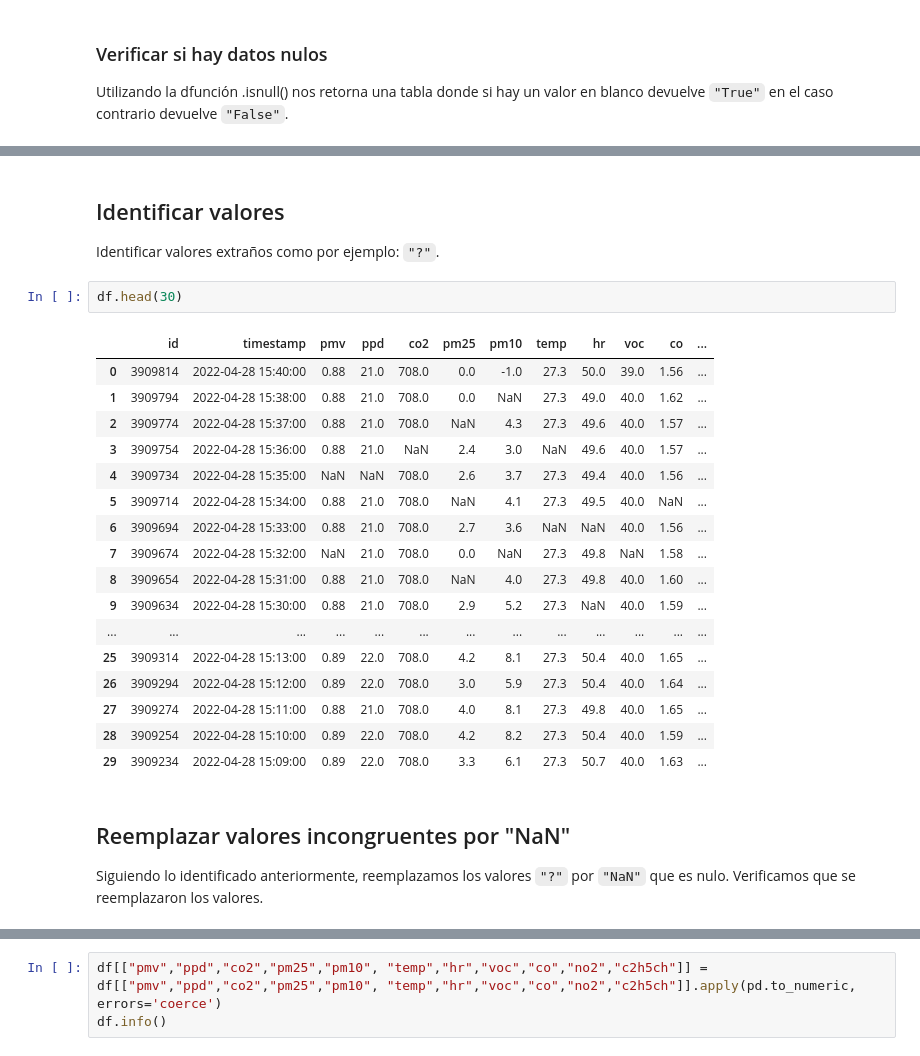
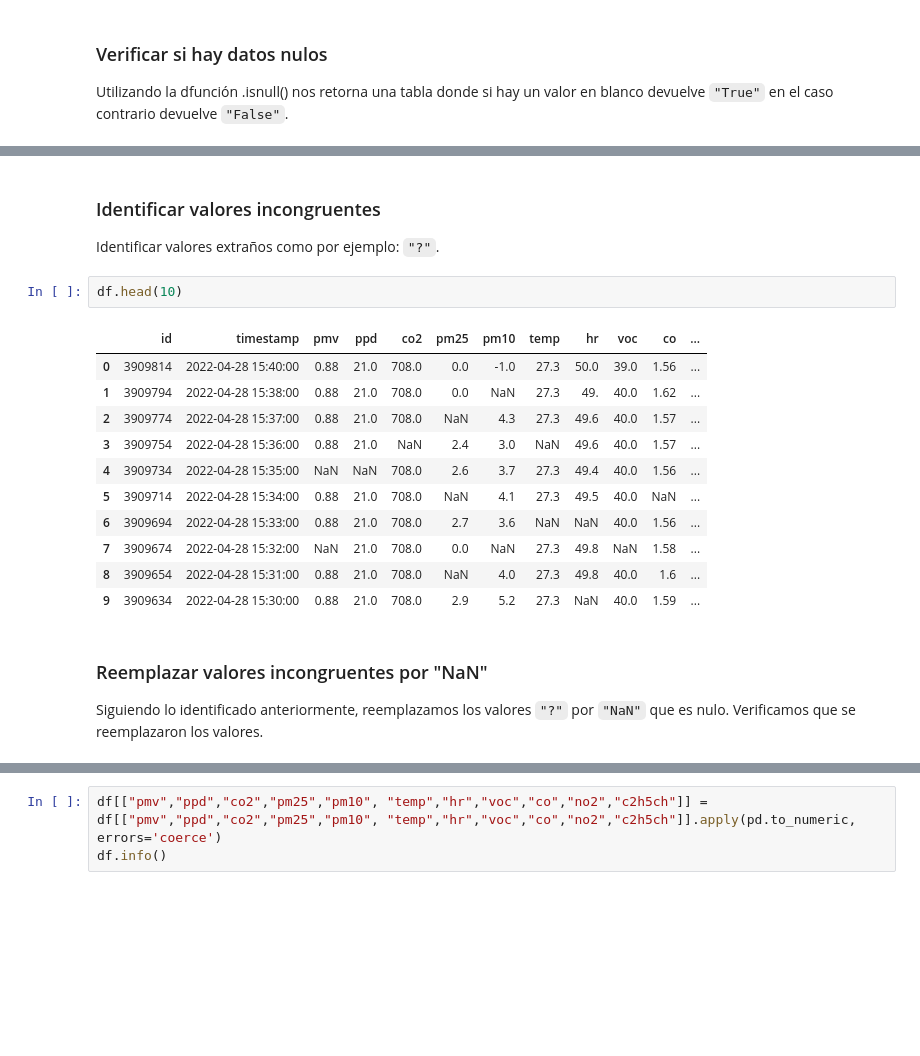
Before and after one commit to gaticavm9/Data-Wrangling, a Jupyter notebook: Main.ipynb, the cells around one changed output, grey strips where cells are left out. Saved outputs shown, nothing was run; the diff lists cells and outputs as text; blank space fills up the shorter version.

```diff
--- a/Main.ipynb
+++ b/Main.ipynb
@@ -102,30 +102,24 @@ Datos_nulos.head(10)
 | 8 | False | False | False | False | False | True | False | False | False | False | False | ... |
 | 9 | False | False | False | False | False | False | False | False | True | False | False | ... |
 # %% [markdown]
-## Identificar valores
+### Identificar valores incongruentes
 Identificar valores extraños como por ejemplo: `"?"`.
 # %%
-df.head(30)
+df.head(10)
 # %% [output]
 |  | id | timestamp | pmv | ppd | co2 | pm25 | pm10 | temp | hr | voc | co | ... |
 | 0 | 3909814 | 2022-04-28 15:40:00 | 0.88 | 21.0 | 708.0 | 0.0 | -1.0 | 27.3 | 50.0 | 39.0 | 1.56 | ... |
-| 1 | 3909794 | 2022-04-28 15:38:00 | 0.88 | 21.0 | 708.0 | 0.0 | NaN | 27.3 | 49.0 | 40.0 | 1.62 | ... |
+| 1 | 3909794 | 2022-04-28 15:38:00 | 0.88 | 21.0 | 708.0 | 0.0 | NaN | 27.3 | 49. | 40.0 | 1.62 | ... |
 | 2 | 3909774 | 2022-04-28 15:37:00 | 0.88 | 21.0 | 708.0 | NaN | 4.3 | 27.3 | 49.6 | 40.0 | 1.57 | ... |
 | 3 | 3909754 | 2022-04-28 15:36:00 | 0.88 | 21.0 | NaN | 2.4 | 3.0 | NaN | 49.6 | 40.0 | 1.57 | ... |
 | 4 | 3909734 | 2022-04-28 15:35:00 | NaN | NaN | 708.0 | 2.6 | 3.7 | 27.3 | 49.4 | 40.0 | 1.56 | ... |
 | 5 | 3909714 | 2022-04-28 15:34:00 | 0.88 | 21.0 | 708.0 | NaN | 4.1 | 27.3 | 49.5 | 40.0 | NaN | ... |
 | 6 | 3909694 | 2022-04-28 15:33:00 | 0.88 | 21.0 | 708.0 | 2.7 | 3.6 | NaN | NaN | 40.0 | 1.56 | ... |
 | 7 | 3909674 | 2022-04-28 15:32:00 | NaN | 21.0 | 708.0 | 0.0 | NaN | 27.3 | 49.8 | NaN | 1.58 | ... |
-| 8 | 3909654 | 2022-04-28 15:31:00 | 0.88 | 21.0 | 708.0 | NaN | 4.0 | 27.3 | 49.8 | 40.0 | 1.60 | ... |
+| 8 | 3909654 | 2022-04-28 15:31:00 | 0.88 | 21.0 | 708.0 | NaN | 4.0 | 27.3 | 49.8 | 40.0 | 1.6 | ... |
 | 9 | 3909634 | 2022-04-28 15:30:00 | 0.88 | 21.0 | 708.0 | 2.9 | 5.2 | 27.3 | NaN | 40.0 | 1.59 | ... |
-| ... | ... | ... | ... | ... | ... | ... | ... | ... | ... | ... | ... | ... |
-| 25 | 3909314 | 2022-04-28 15:13:00 | 0.89 | 22.0 | 708.0 | 4.2 | 8.1 | 27.3 | 50.4 | 40.0 | 1.65 | ... |
-| 26 | 3909294 | 2022-04-28 15:12:00 | 0.89 | 22.0 | 708.0 | 3.0 | 5.9 | 27.3 | 50.4 | 40.0 | 1.64 | ... |
-| 27 | 3909274 | 2022-04-28 15:11:00 | 0.88 | 21.0 | 708.0 | 4.0 | 8.1 | 27.3 | 49.8 | 40.0 | 1.65 | ... |
-| 28 | 3909254 | 2022-04-28 15:10:00 | 0.89 | 22.0 | 708.0 | 4.2 | 8.2 | 27.3 | 50.4 | 40.0 | 1.59 | ... |
-| 29 | 3909234 | 2022-04-28 15:09:00 | 0.89 | 22.0 | 708.0 | 3.3 | 6.1 | 27.3 | 50.7 | 40.0 | 1.63 | ... |
 # %% [markdown]
-## Reemplazar valores incongruentes por "NaN"
+### Reemplazar valores incongruentes por "NaN"
 Siguiendo lo identificado anteriormente, reemplazamos los valores `"?"` por `"NaN"` que es nulo. Verificamos que se reemplazaron los valores.
 # %%
 df.replace("?", np.nan, inplace = True)
```
Also changed, not shown: parts of 19 cells of this notebook, 1 other file.
